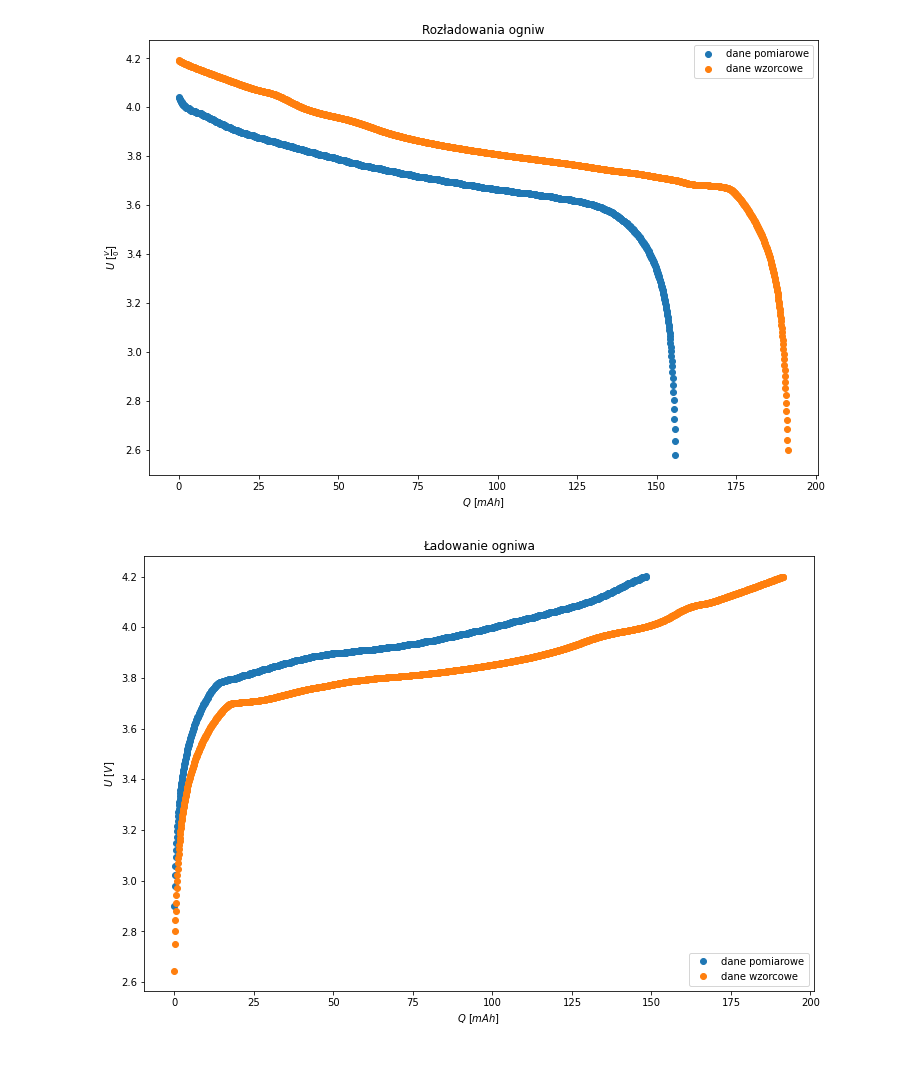
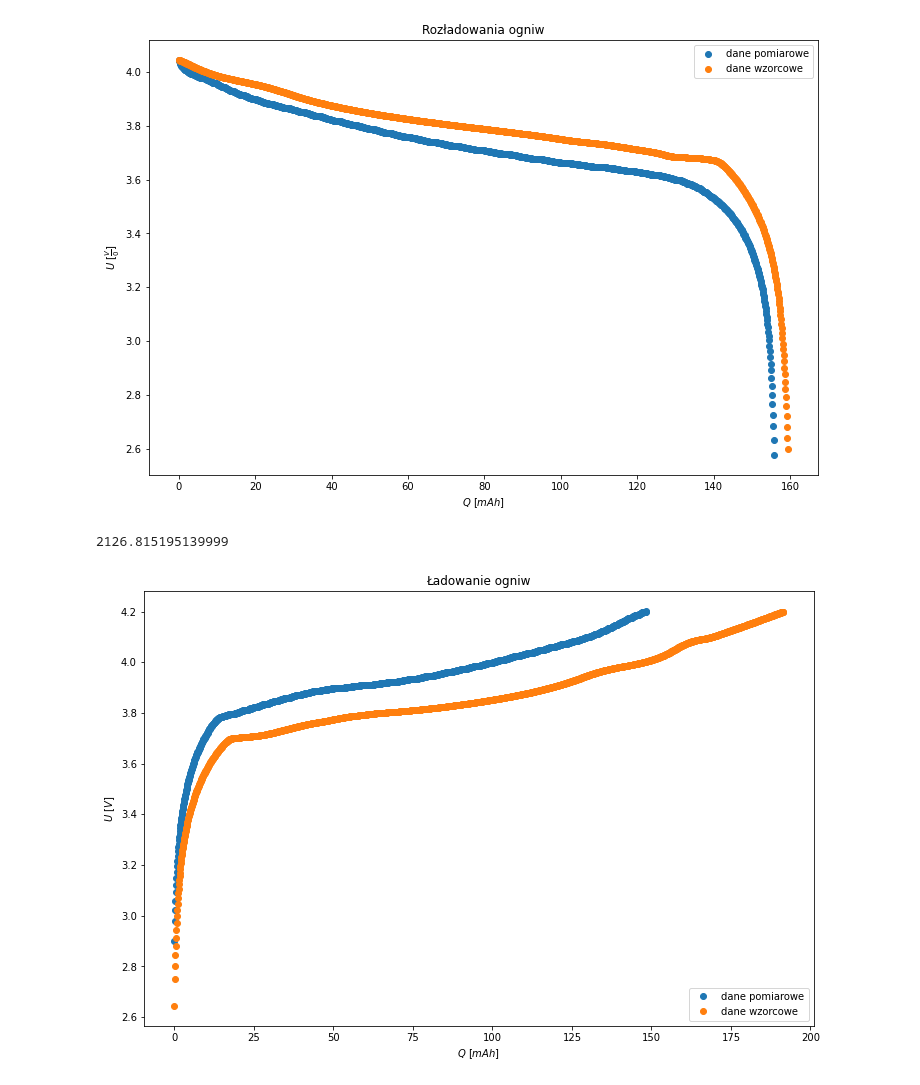
Before and after one commit to finem4n/physics-lab-ii, a Jupyter notebook: lab10/comparison.ipynb, the cells around one changed output. Drawn from its saved outputs; the diff is of its cells as text; code cells hidden in the pictures.

```diff
--- a/lab10/comparison.ipynb
+++ b/lab10/comparison.ipynb
@@ -19,3 +19,21 @@ dch["Q"] = dch["t"] * II / 3600 * 1000 # mAh
 II2 = 0.018 # charge and discharge current
 df_discharge = pd.read_csv("in/DCH18mA.txt", sep="\s+", skiprows=0, header=None, names=["t", "U"], usecols=[0, 1], decimal=",")
 df_discharge["Q"] = df_discharge["t"] * II2 / 3600 * 1000 # mAh
+
+discharge = []
+
+print(dch["U"][0])
+result_index = df_discharge["U"].sub(dch["U"][0]).abs().idxmin()
+
+print(result_index)
+df_discharge1 = df_discharge[result_index:].copy()
+df_discharge1.index = np.arange(len(df_discharge1))
+df_discharge1["Q"] = df_discharge1["Q"] - df_discharge1["Q"][0]
+df_discharge1["t"] = df_discharge1["t"] - df_discharge1["t"][0]
+df_discharge1
+
+# for i in range(len(df_discharge1["Q"])):
+    # df_discharge1.loc[i, "Q"] = df_discharge1.loc[i, "Q"] - df_discharge1.loc[]
+
+# for i in range(min, len(df_discharge["Q"])):
+    # discharge.append([df_discharge["Q"][i], df_discharge["U"][i]])
@@ -22,16 +56,33 @@ df_discharge["Q"] = df_discharge["t"] * II2 / 3600 * 1000 # mAh
 # %%
 fig, ax = plt.subplots(figsize = (12,8))
 ax.plot(dch["Q"], dch["U"], 'o', label="dane pomiarowe")
-ax.plot(df_discharge["Q"], df_discharge["U"], 'o', label="dane wzorcowe")
+ax.plot(df_discharge1["Q"], df_discharge1["U"], 'o', label="dane wzorcowe")
 ax.set_xlabel(r"$Q$ [$mAh$]")
 ax.set_ylabel(r"$U$ [$\frac{V}{0}$]")
 ax.set_title("Rozładowania ogniw")
 ax.legend()
 fig.savefig("out/compare_discharge.jpg")
 
 plt.show()
 # %% [output]
-[figure, old version]
+[figure, new version]
+# %%
+# moj sposob
+dU = []
+dt = []
+
+energy_discharge = 0
+
+for i in range(0, len(dch["U"])-1):
+    dU.append((df_discharge1["U"][i+1]+df_discharge1["U"][i])/2)
+    dt.append((df_discharge1["t"][i+1]-df_discharge1["t"][i]))
+
+for i in range(0, len(dU)):
+    energy_discharge += dU[i]*dt[i]*II2
+
+energy_discharge
+# %% [output]
+2126.815195139999
 # %%
 df_charge = pd.read_csv("in/CH18mA.txt", sep="\s+", skiprows=0, header=None, names=["t", "U"], usecols=[0, 1], decimal=",")
 df_charge["Q"] = df_charge["t"] * II2 / 3600 * 1000 # mAh
```
Also changed, not shown: parts of 2 cells of this notebook, 2 other files.
